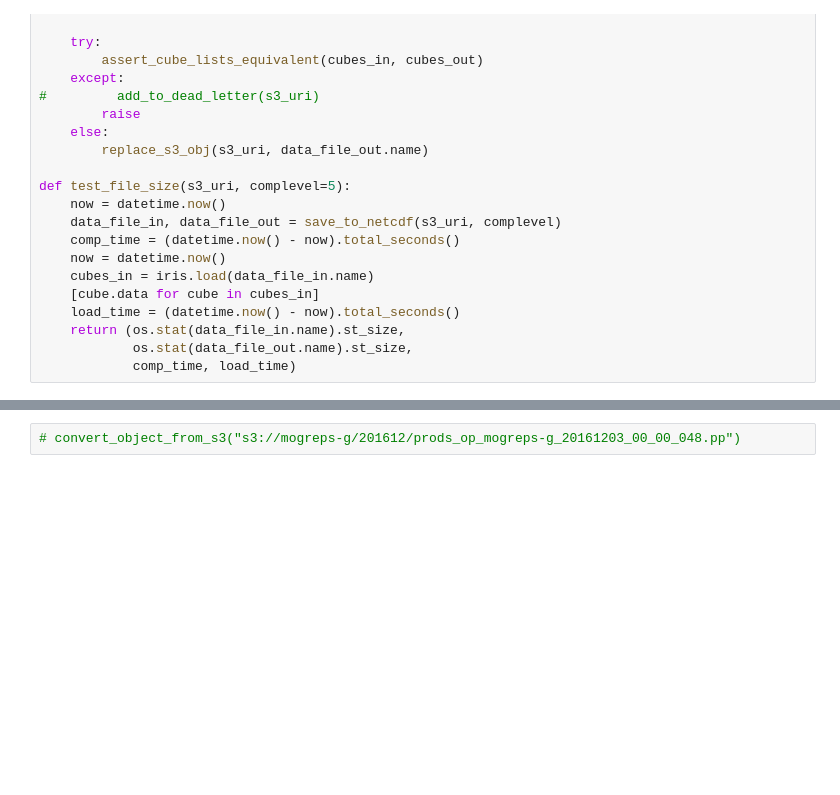
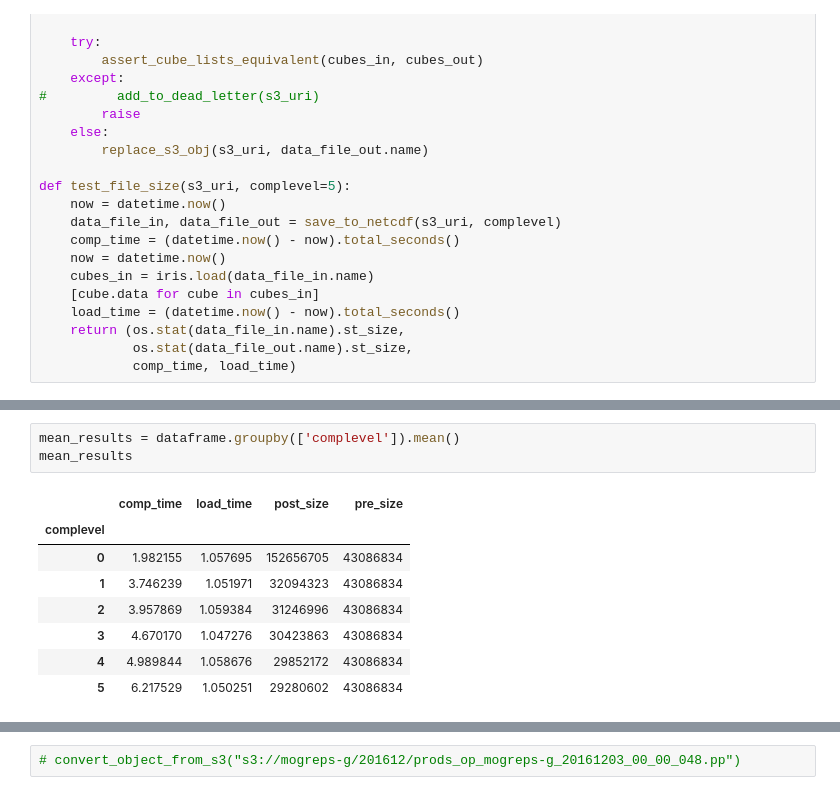
Before and after one commit to informatics-lab/crawler, a Jupyter notebook: Convert file formats.ipynb, the cells around one changed output, grey strips where cells are left out. Drawn from its saved outputs; the diff is of its cells as text; blank space fills up the shorter version.

```diff
--- a/Convert file formats.ipynb
+++ b/Convert file formats.ipynb
@@ -165,3 +203,15 @@ pd.DataFrame(compression_tests)
+# %%
+mean_results = dataframe.groupby(['complevel']).mean()
+mean_results
+# %% [output]
+|  | comp_time | load_time | post_size | pre_size |
+| complevel |  |  |  |  |
+| 0 | 1.982155 | 1.057695 | 152656705 | 43086834 |
+| 1 | 3.746239 | 1.051971 | 32094323 | 43086834 |
+| 2 | 3.957869 | 1.059384 | 31246996 | 43086834 |
+| 3 | 4.670170 | 1.047276 | 30423863 | 43086834 |
+| 4 | 4.989844 | 1.058676 | 29852172 | 43086834 |
+| 5 | 6.217529 | 1.050251 | 29280602 | 43086834 |
 # %%
 from IPython.display import Markdown
 
```
Also changed, not shown: parts of 6 cells of this notebook.
